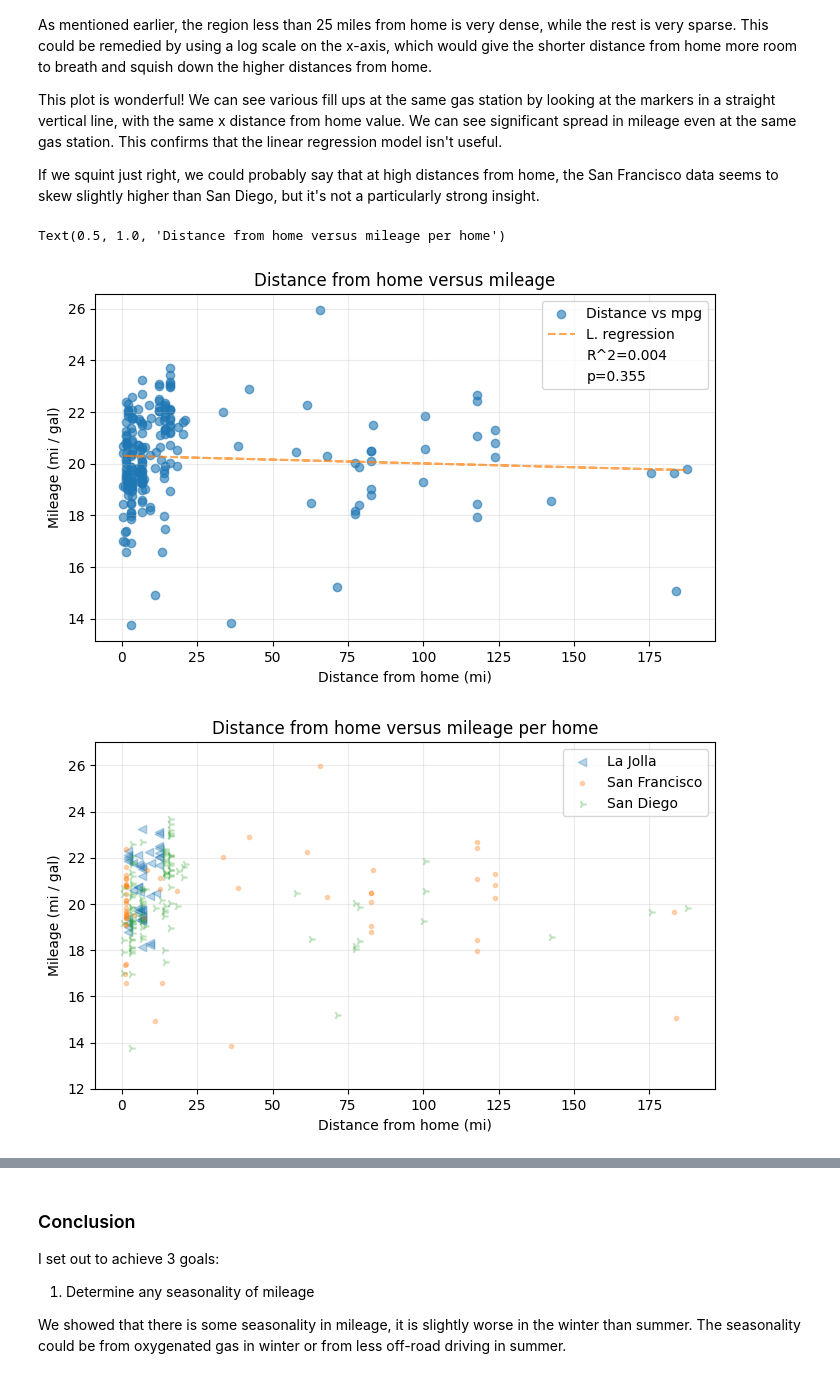
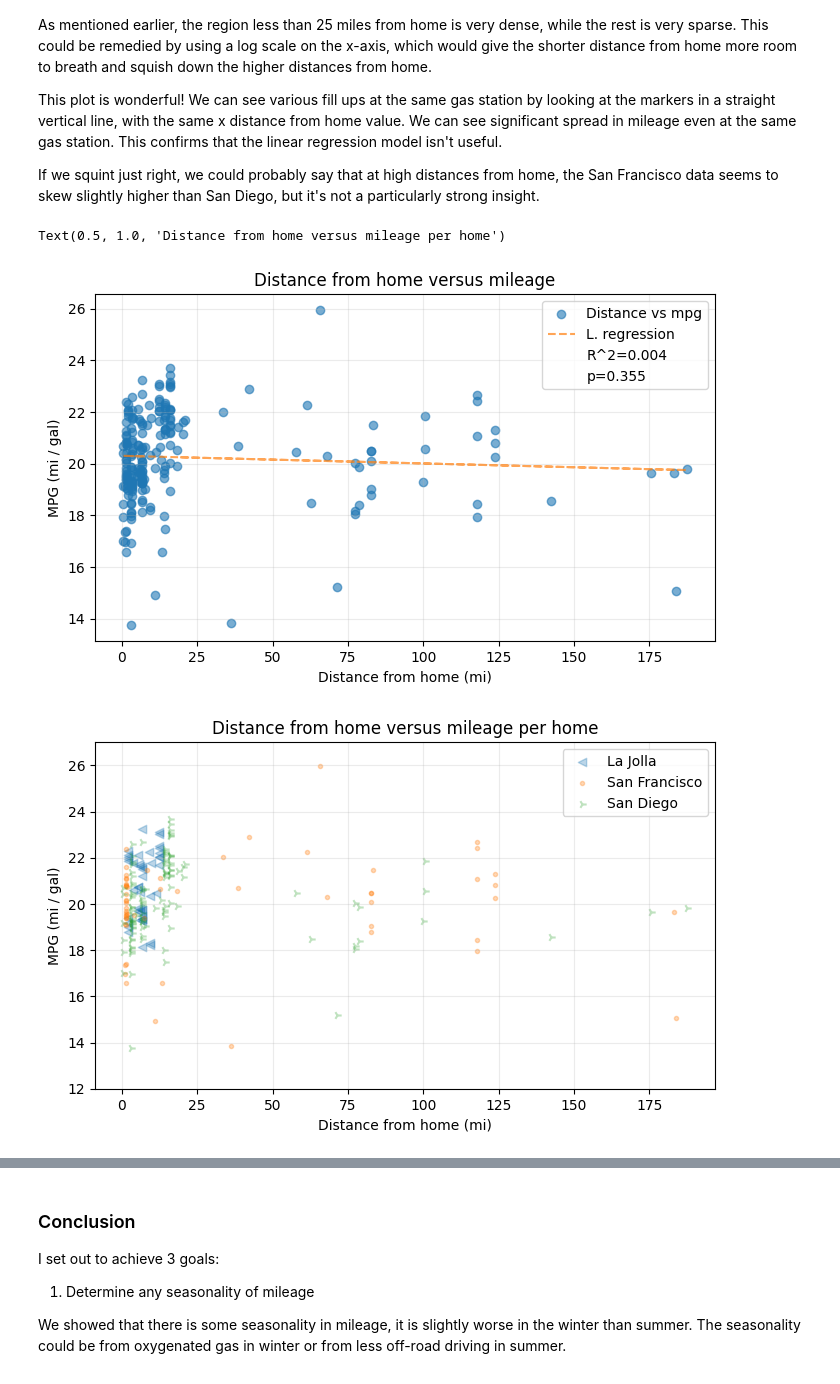
Before and after one commit to ngregorich/suzuki_mileage, a Jupyter notebook: suzuki_mileage.ipynb, the cells around one changed output, grey strips where cells are left out. Saved outputs shown, nothing was run; the diff lists cells and outputs as text; code cells hidden in the pictures.

Commit message:
mileage to mpg

```diff
--- a/suzuki_mileage.ipynb
+++ b/suzuki_mileage.ipynb
@@ -1017,7 +1017,7 @@ ax1.plot(
 ax1.grid(alpha=0.25)
 ax1.legend(loc="upper right")
 ax1.set_xlabel("Distance from home (mi)")
-ax1.set_ylabel("Mileage (mi / gal)")
+ax1.set_ylabel("MPG (mi / gal)")
 ax1.set_title("Distance from home versus mileage")
 
 # plot distance from home versus mileage, per home
@@ -1048,7 +1048,7 @@ ax1.grid(alpha=0.25)
 ax1.legend(loc="upper right")
 ax1.set_ylim(mpg_lim[0], mpg_lim[1])
 ax1.set_xlabel("Distance from home (mi)")
-ax1.set_ylabel("Mileage (mi / gal)")
+ax1.set_ylabel("MPG (mi / gal)")
 ax1.set_title("Distance from home versus mileage per home")
 
 # plot distance from home versus mileage, log x, per home
@@ -1056,33 +1056,33 @@ fig, ax1 = plt.subplots(figsize=fig_size)
 
 ax1.scatter(
     gdf[(gdf["min_mi_idx"] == "lj_mi")].min_mi,
     gdf[(gdf["min_mi_idx"] == "lj_mi")].mpg,
     alpha=0.3,
     label="La Jolla",
     marker="<",
 )
 ax1.scatter(
     gdf[(gdf["min_mi_idx"] == "sf_mi")].min_mi,
     gdf[(gdf["min_mi_idx"] == "sf_mi")].mpg,
     alpha=0.3,
     label="San Francisco",
     marker=".",
 )
 ax1.scatter(
     gdf[(gdf["min_mi_idx"] == "sd_mi")].min_mi,
     gdf[(gdf["min_mi_idx"] == "sd_mi")].mpg,
     alpha=0.3,
     label="San Diego",
     marker="4",
 )
 ax1.set_xscale("log")
 ax1.grid(alpha=0.25)
 ax1.legend(loc="upper right")
 ax1.set_ylim(mpg_lim[0], mpg_lim[1])
 ax1.set_xlabel("Distance from home (log, mi)")
-ax1.set_ylabel("Mileage (mi / gal)")
+ax1.set_ylabel("MPG (mi / gal)")
 ax1.set_title("Distance from home versus mileage per home")
 # %% [output]
 Text(0.5, 1.0, 'Distance from home versus mileage per home')
-[figure, old version]
+[figure, new version]
-[figure, old version]
+[figure, new version]
```
Also changed, not shown: parts of 2 cells of this notebook, 1 other file.
